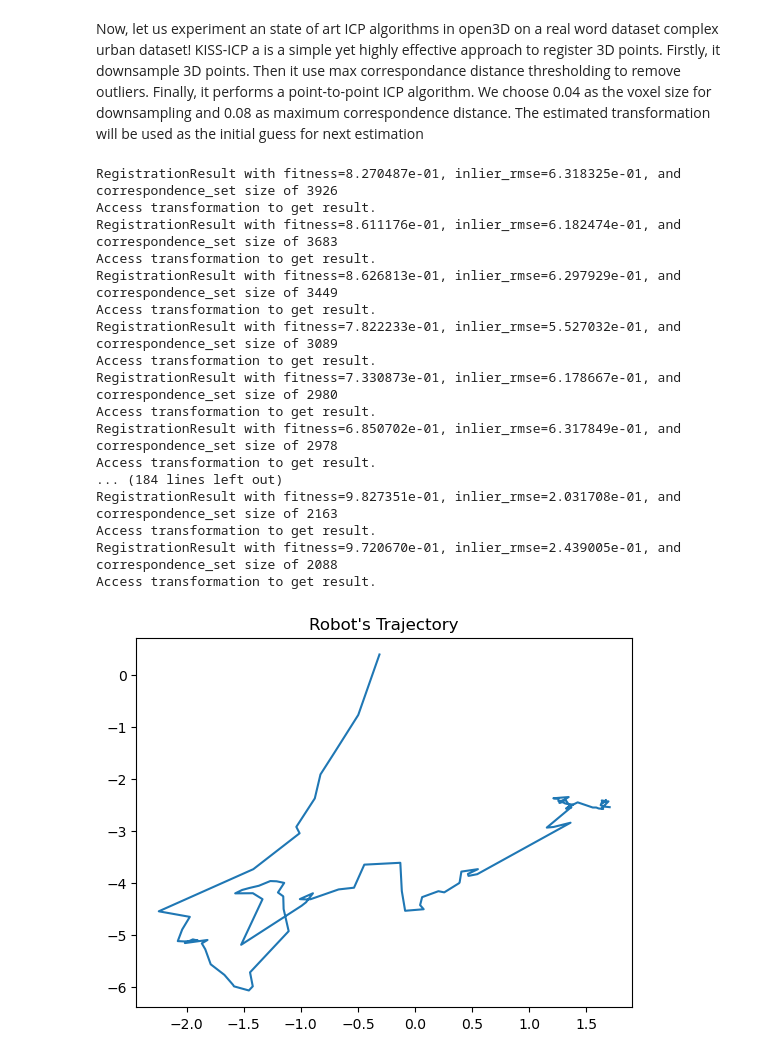
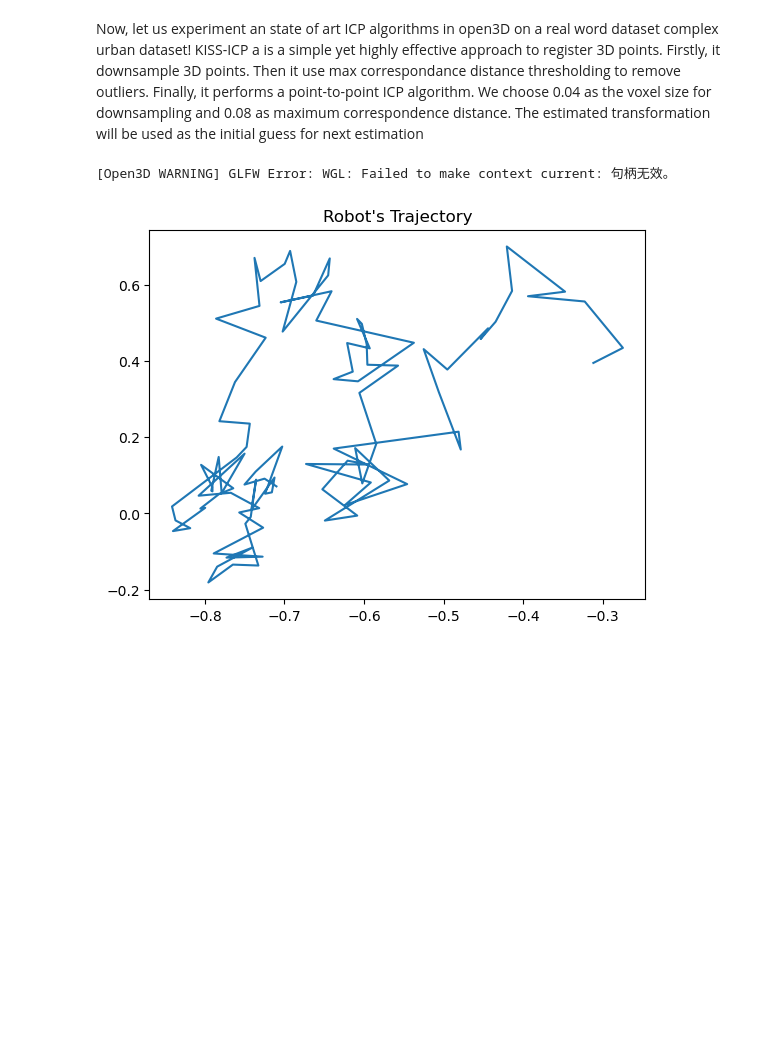
Before and after one commit to YanYunzhou/DSC210_Final_Project_Group15, a Jupyter notebook: ICP_ex/ICP.ipynb, the cells around one changed output. Saved outputs shown, nothing was run; the diff lists cells and outputs as text; code cells hidden in the pictures; blank space fills up the shorter version.

```diff
--- a/ICP_ex/ex1.ipynb
+++ b/ICP_ex/ICP.ipynb
@@ -153,11 +152,14 @@ robot_pose = np.array([[-0.514169, -0.702457, -0.492122, -0.31189],
 trans_init = np.asarray([[1, 0, 0, 0],
                          [0, 1, 0, 0],
                          [0, 0, 1, 0], [0.0, 0.0, 0.0, 1.0]])
-threshold = 2
+identity_matrix = np.asarray([[1, 0, 0, 0],
+                         [0, 1, 0, 0],
+                         [0, 0, 1, 0], [0.0, 0.0, 0.0, 1.0]])
+threshold = 0.1
 robot_X=np.array([-0.31189])
 robot_Y=np.array(([0.394734]))
 
-max_correspondence_distance = 2
+max_correspondence_distance = 0.1
 point_estimation=o3d.pipelines.registration.TransformationEstimationPointToPoint()
 robust_estimation=o3d.pipelines.registration.RobustKernel
 for filename in os.listdir(directory_path):
@@ -171,54 +173,38 @@ for filename in os.listdir(directory_path):
             contents = zip_file.read()
             num = int(len(contents) / 16)
             for i in range(num):
                 x = struct.unpack('f', contents[16 * i:16 * i + 4])[0] #Get x value for a 3D point
                 y = struct.unpack('f', contents[16 * i+4:16 * i + 8])[0] #Get y value for a 3D point
                 z = struct.unpack('f', contents[16 * i+8:16 * i + 12])[0] # Get z value for a 3D point
                 reflect_val=struct.unpack('f', contents[16 * i+12:16 * i + 16])[0] #Get reflectance value for a 3D point
-                if reflect_val>1:
+                if reflect_val>0:
                     X=np.append(X,x)
                     Y=np.append(Y,y)
                     Z=np.append(Z,z)
             point_clouds = np.zeros((np.shape(Z)[0], 3))
             point_clouds[:,0]=np.reshape(X,-1)
             point_clouds[:,1]=np.reshape(Y,-1)
             point_clouds[:,2]=np.reshape(Z,-1)
             pcd = o3d.geometry.PointCloud()
             pcd.points = o3d.utility.Vector3dVector(point_clouds)
-            down_pcd=pcd.voxel_down_sample(voxel_size=0.1)
+            down_pcd=pcd.voxel_down_sample(voxel_size=0.3)
             if count>0:
                 reg_p2p =o3d.pipelines.registration.registration_icp(
-                down_pcd, last_pcd, threshold, trans_init,point_estimation)
+                down_pcd, last_pcd, threshold, identity_matrix,point_estimation)
                 robot_pose=np.matmul(reg_p2p.transformation,robot_pose)
                 robot_X=np.append(robot_X,robot_pose[0][3])
                 robot_Y=np.append(robot_Y,robot_pose[1][3])
-                if count%20==0 and count<60:
+                if count%100==0 and count<300:
+                    draw_registration_result(down_pcd, last_pcd, identity_matrix)
                     draw_registration_result(down_pcd, last_pcd, reg_p2p.transformation)
-                #trans_init=reg_p2p.transformation
-                print(reg_p2p)
+                trans_init=reg_p2p.transformation
             last_pcd=copy.deepcopy(down_pcd)
     count=count+1
     if count>500:
         break
 plt.plot(robot_X,robot_Y)
 plt.title("Robot's Trajectory")
 plt.show()
 # %% [output]
-RegistrationResult with fitness=8.270487e-01, inlier_rmse=6.318325e-01, and correspondence_set size of 3926
-Access transformation to get result.
-RegistrationResult with fitness=8.611176e-01, inlier_rmse=6.182474e-01, and correspondence_set size of 3683
-Access transformation to get result.
-RegistrationResult with fitness=8.626813e-01, inlier_rmse=6.297929e-01, and correspondence_set size of 3449
-Access transformation to get result.
-RegistrationResult with fitness=7.822233e-01, inlier_rmse=5.527032e-01, and correspondence_set size of 3089
-Access transformation to get result.
-RegistrationResult with fitness=7.330873e-01, inlier_rmse=6.178667e-01, and correspondence_set size of 2980
-Access transformation to get result.
-RegistrationResult with fitness=6.850702e-01, inlier_rmse=6.317849e-01, and correspondence_set size of 2978
-Access transformation to get result.
-... (184 lines left out)
-RegistrationResult with fitness=9.827351e-01, inlier_rmse=2.031708e-01, and correspondence_set size of 2163
-Access transformation to get result.
-RegistrationResult with fitness=9.720670e-01, inlier_rmse=2.439005e-01, and correspondence_set size of 2088
-Access transformation to get result.
+[Open3D WARNING] GLFW Error: WGL: Failed to make context current: 句柄无效。
-[figure, old version]
+[figure, new version]
```
Also changed, not shown: parts of 1 cell of this notebook, 9 other files.
